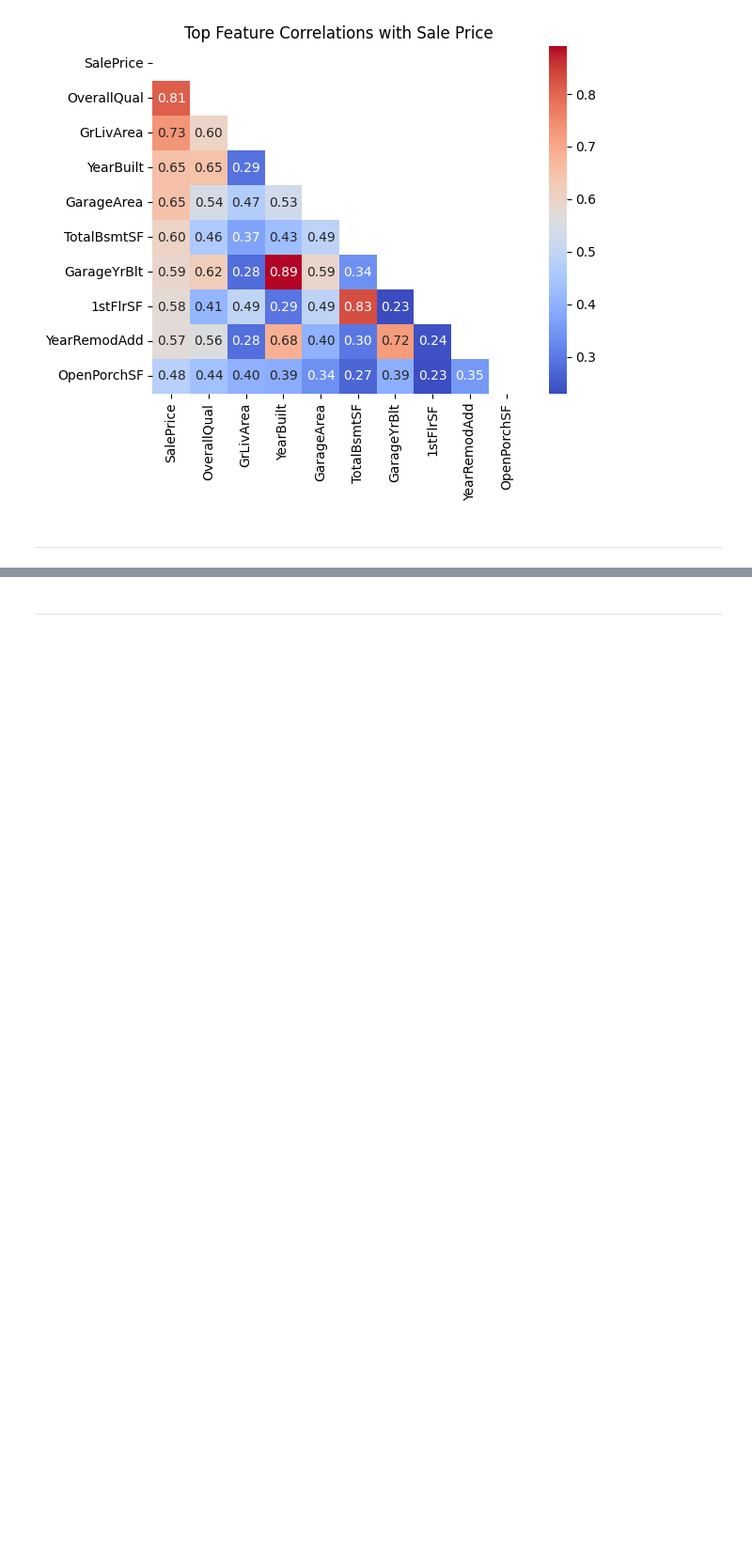
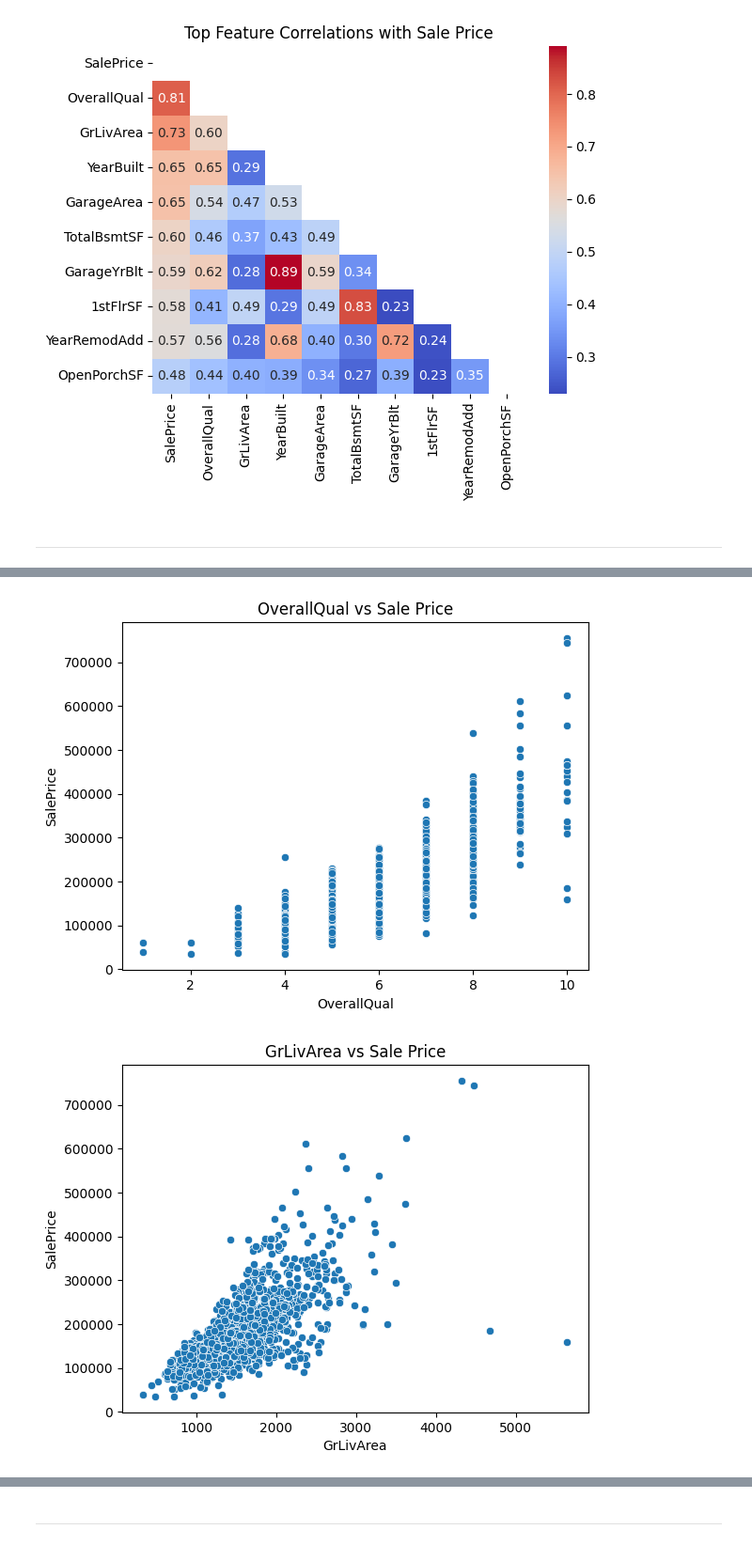
Before and after one commit to Rob-C-89/heritage-housing-issues-milestone, a Jupyter notebook: jupyter_notebooks/02 - Data Understanding.ipynb, the cells around one changed output, grey strips where cells are left out. Shown at 94% size. Saved outputs shown, nothing was run; the diff lists cells and outputs as text; code cells hidden in the pictures; blank space fills up the shorter version.

Commit message:
Add scatter and box plots

```diff
--- a/jupyter_notebooks/02 - Data Understanding.ipynb
+++ b/jupyter_notebooks/02 - Data Understanding.ipynb
@@ -173,0 +175,10 @@ NOTE
+# %%
+import seaborn as sns
+
+for feature in top_features[1:]:
+    sns.scatterplot(data=df, x=feature, y='SalePrice')
+    plt.title(f'{feature} vs Sale Price')
+    plt.show()
+# %% [output]
+[figure, added]
+[figure, added]
```
Also changed, not shown: parts of 10 cells of this notebook.
